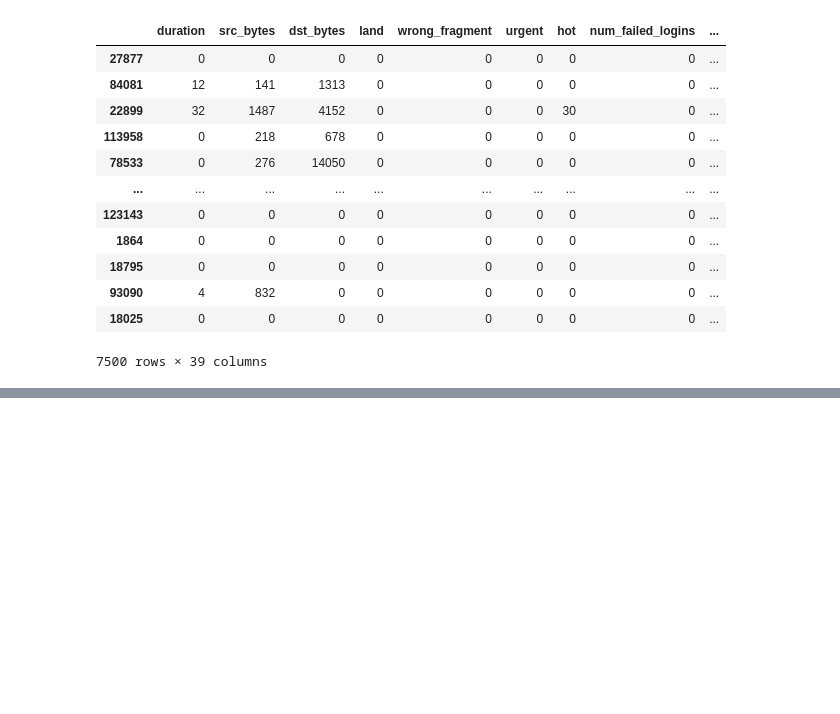
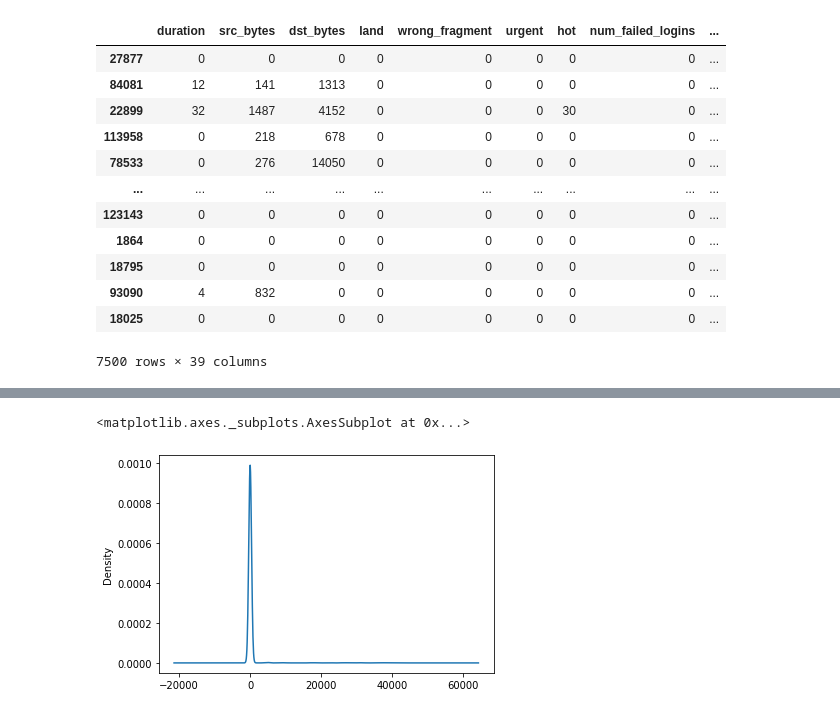
Before and after one commit to RedBatProject/Learning-tools, a Jupyter notebook: data_science.ipynb, the cells around one changed output, grey strips where cells are left out. Cells and saved outputs as stored; diff of their text form; code cells hidden in the pictures; blank space fills up the shorter version.

```diff
--- a/data_science.ipynb
+++ b/data_science.ipynb
@@ -1112,0 +1261,9 @@ df
+# %%
+duration = np.array(df['duration'])
+attack = list(df['attack'])
+# %%
+# attack2 = attack
+for i in range(len(attack)):
+  if attack[i]=='normal':
+    attack[i]=1
+  else:attack[i]=0
@@ -1112,0 +1272,9 @@ df
+# %%
+duraAttack = []
+duraNotAttack = []
+for i in range(len(attack)):
+  if attack[i]==1:
+    duraAttack.append(duration[i])
+  else:duraNotAttack.append(duration[i])
+duraAttackk = np.array(duraAttack)
+duraNotAttackk = np.array(duraNotAttack)
@@ -1112,0 +1289,3 @@ df
+# %%
+report_data = pd.DataFrame(duraNotAttack, columns=['attack'])
+report_data['attack'].describe()
@@ -1112,0 +1302,5 @@ df
+# %%
+report_data['attack'].plot(kind = 'density')
+# %% [output]
+<matplotlib.axes._subplots.AxesSubplot at 0x...>
+[figure, added]
```
Also changed, not shown: parts of 38 cells of this notebook.
